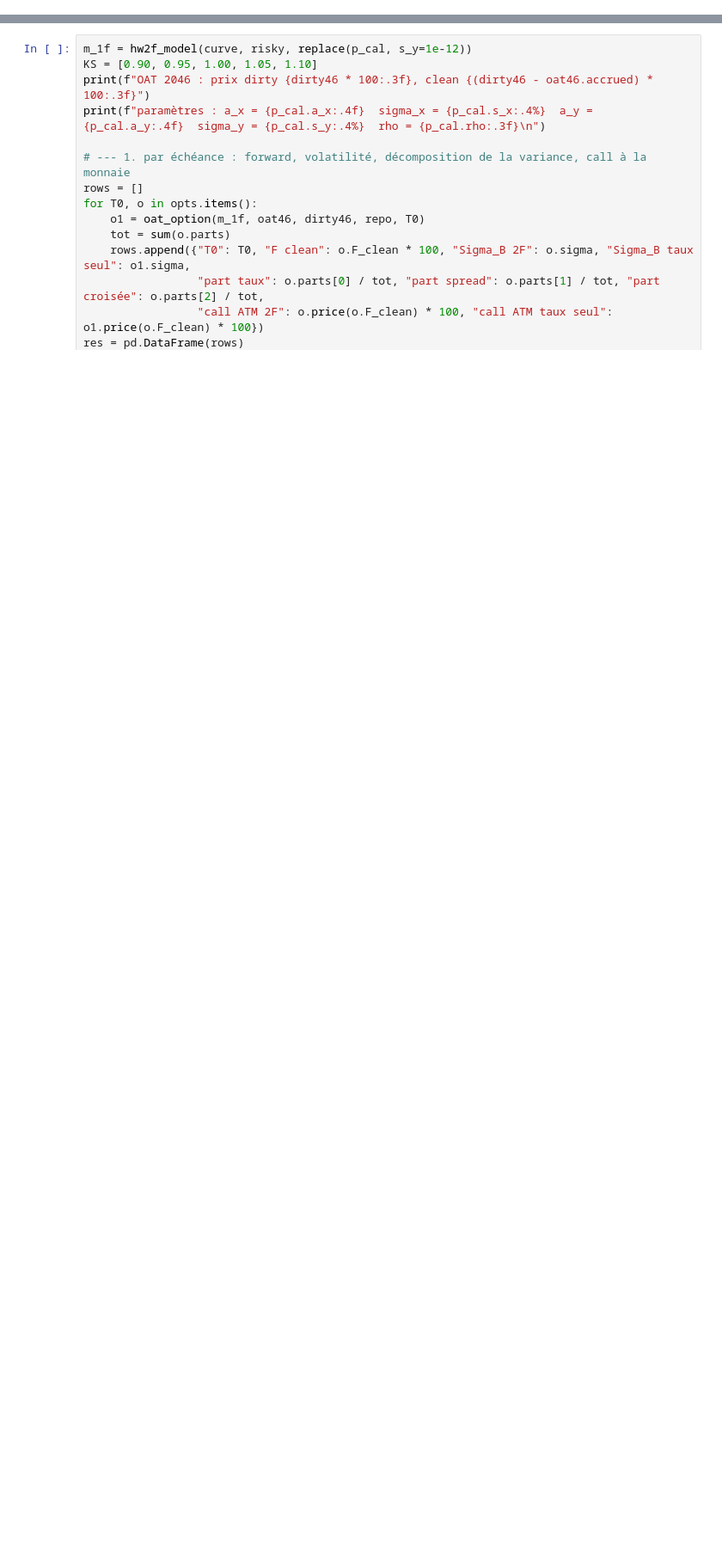
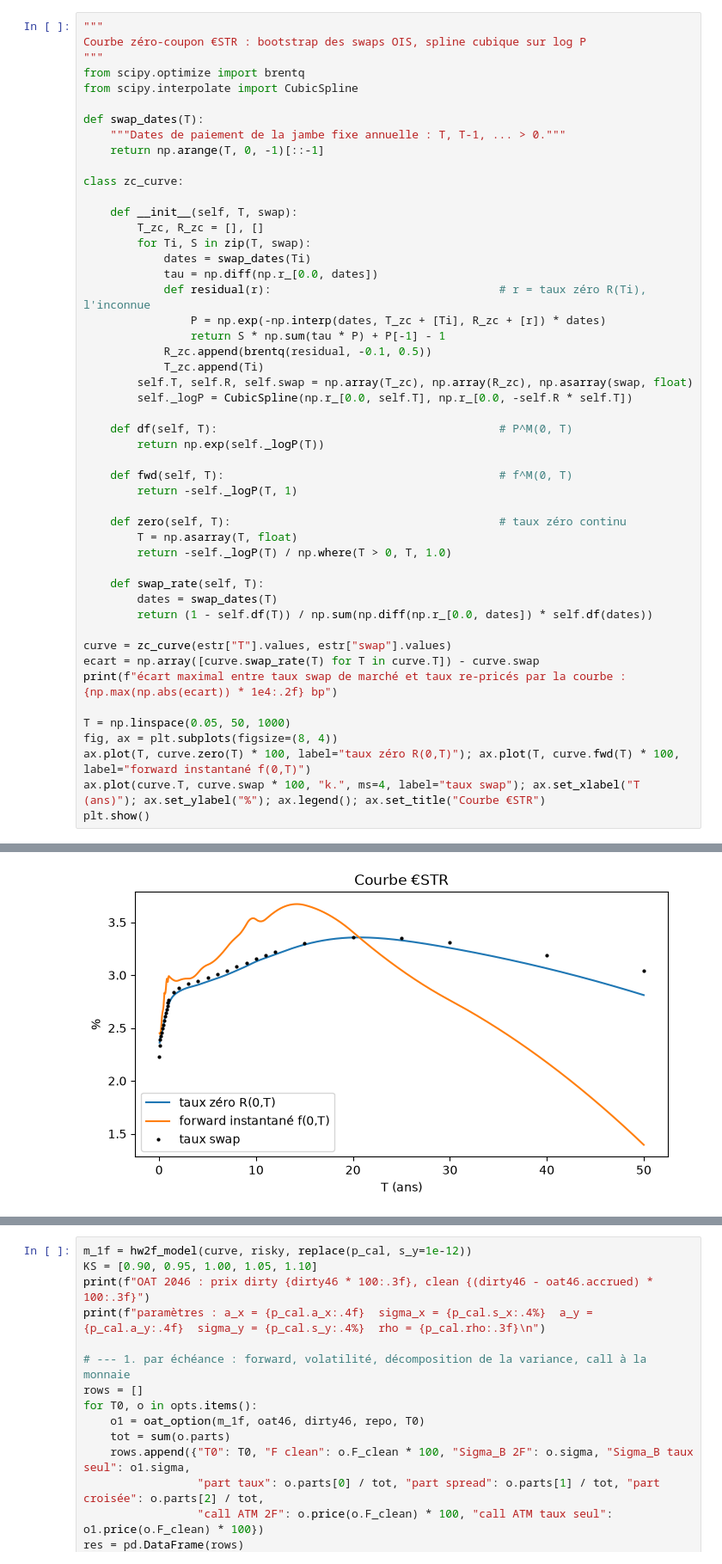
Before and after one commit to alexisdantzikian/BondOptionPricer, a Jupyter notebook: main/oat_option_pricer.ipynb, the cells around one changed output, grey strips where cells are left out. Shown at 86% size. Cells and saved outputs as stored; diff of their text form; blank space fills up the shorter version.

```diff
--- a/main/oat_option_pricer.ipynb
+++ b/main/oat_option_pricer.ipynb
@@ -1989,0 +216,50 @@ Les prix sont exacts (section 7.4) ; l'erreur de l'approximation de Russo et al.
+# %%
+"""
+Courbe zéro-coupon €STR : bootstrap des swaps OIS, spline cubique sur log P
+"""
+from scipy.optimize import brentq
+from scipy.interpolate import CubicSpline
+
+def swap_dates(T):
+    """Dates de paiement de la jambe fixe annuelle : T, T-1, ... > 0."""
+    return np.arange(T, 0, -1)[::-1]
+
+class zc_curve:
+
+    def __init__(self, T, swap):
+        T_zc, R_zc = [], []
+        for Ti, S in zip(T, swap):
+            dates = swap_dates(Ti)
+            tau = np.diff(np.r_[0.0, dates])
+            def residual(r):                                  # r = taux zéro R(Ti), l'inconnue
+                P = np.exp(-np.interp(dates, T_zc + [Ti], R_zc + [r]) * dates)
+                return S * np.sum(tau * P) + P[-1] - 1
+            R_zc.append(brentq(residual, -0.1, 0.5))
+            T_zc.append(Ti)
+        self.T, self.R, self.swap = np.array(T_zc), np.array(R_zc), np.asarray(swap, float)
+        self._logP = CubicSpline(np.r_[0.0, self.T], np.r_[0.0, -self.R * self.T])
+
+    def df(self, T):                                          # P^M(0, T)
+        return np.exp(self._logP(T))
+
+    def fwd(self, T):                                         # f^M(0, T)
+        return -self._logP(T, 1)
+
+    def zero(self, T):                                        # taux zéro continu
+        T = np.asarray(T, float)
+        return -self._logP(T) / np.where(T > 0, T, 1.0)
+
+    def swap_rate(self, T):
+        dates = swap_dates(T)
+        return (1 - self.df(T)) / np.sum(np.diff(np.r_[0.0, dates]) * self.df(dates))
+
+curve = zc_curve(estr["T"].values, estr["swap"].values)
+ecart = np.array([curve.swap_rate(T) for T in curve.T]) - curve.swap
+print(f"écart maximal entre taux swap de marché et taux re-pricés par la courbe : {np.max(np.abs(ecart)) * 1e4:.2f} bp")
+
+T = np.linspace(0.05, 50, 1000)
+fig, ax = plt.subplots(figsize=(8, 4))
+ax.plot(T, curve.zero(T) * 100, label="taux zéro R(0,T)"); ax.plot(T, curve.fwd(T) * 100, label="forward instantané f(0,T)")
+ax.plot(curve.T, curve.swap * 100, "k.", ms=4, label="taux swap"); ax.set_xlabel("T (ans)"); ax.set_ylabel("%"); ax.legend(); ax.set_title("Courbe €STR")
+plt.show()
+# %% [output]
@@ -1989,0 +267 @@ Les prix sont exacts (section 7.4) ; l'erreur de l'approximation de Russo et al.
+[figure, added]
```
Also changed, not shown: parts of 72 cells of this notebook, 1 other file.
